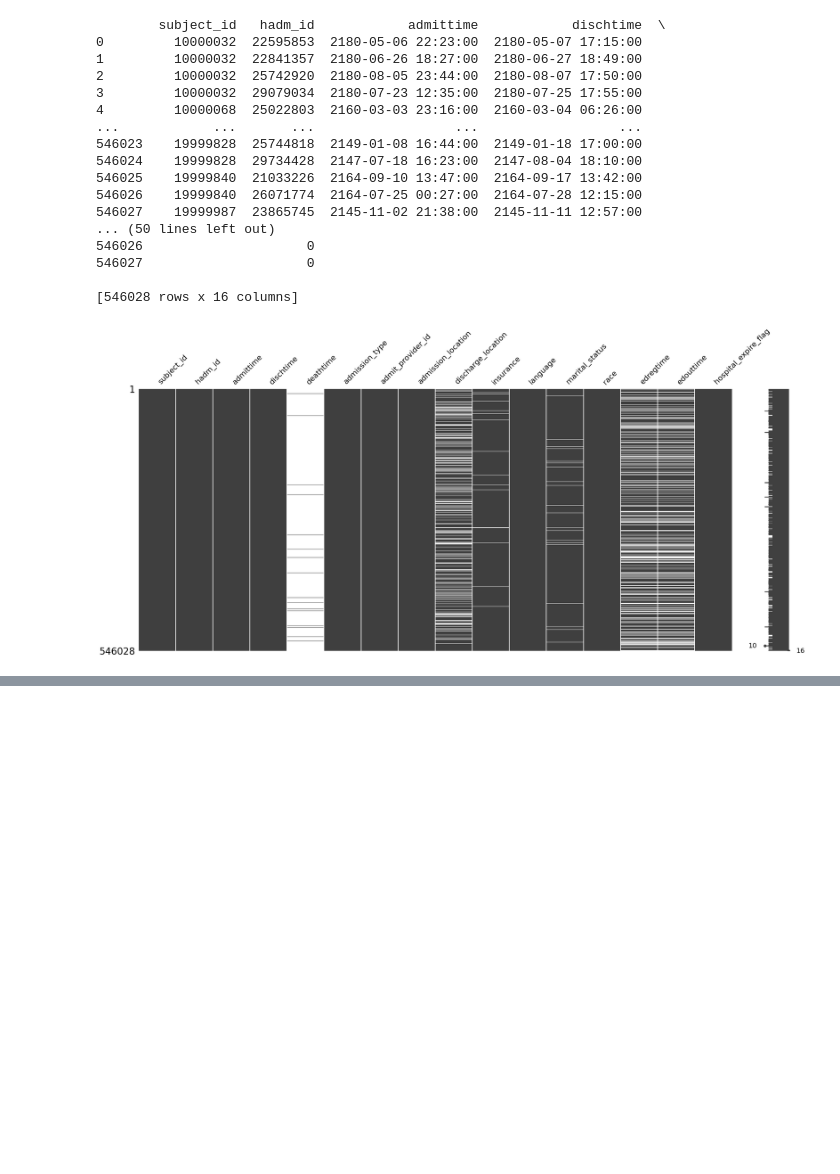
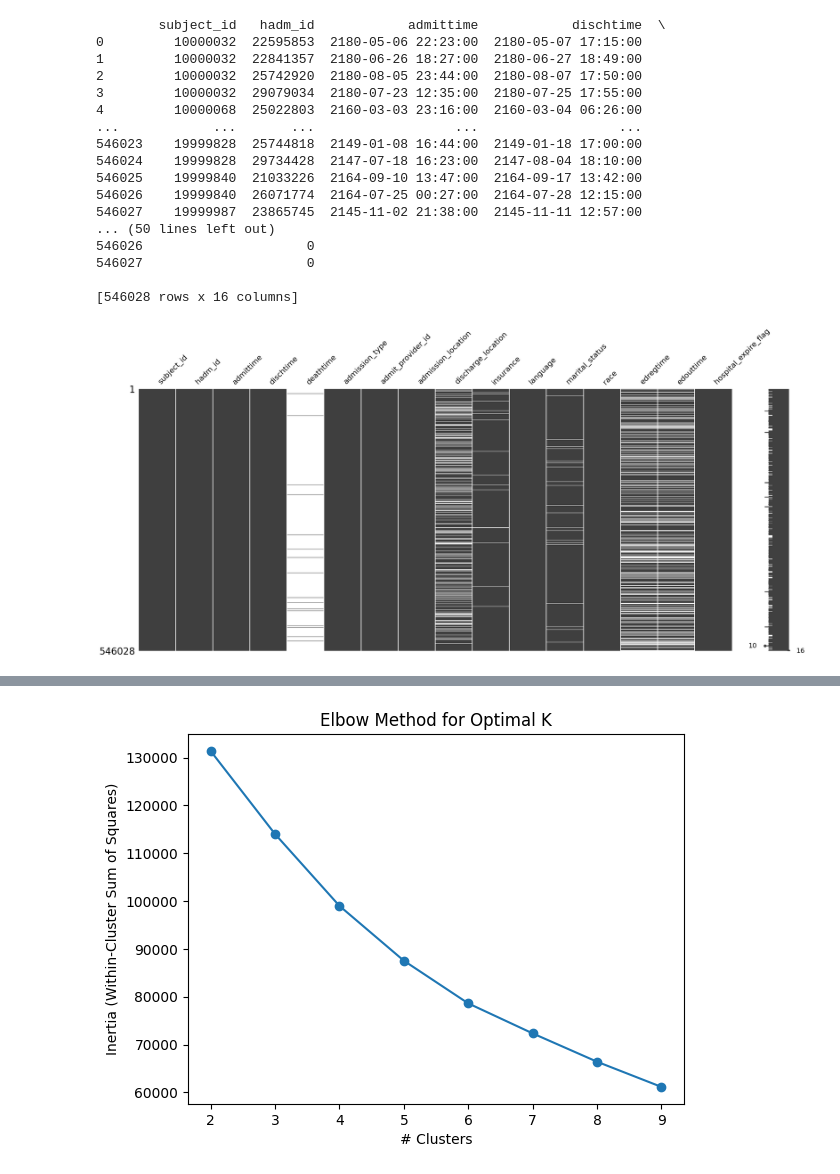
Before and after one commit to neebm/HLTH650_project, a Jupyter notebook: data_reader.ipynb, the cells around one changed output, grey strips where cells are left out. Cells and saved outputs as stored; diff of their text form; code cells hidden in the pictures; blank space fills up the shorter version.

```diff
--- a/data_reader.ipynb
+++ b/data_reader.ipynb
@@ -138,0 +515,87 @@ model = AutoModel.from_pretrained("medicalai/ClinicalBERT")
+# %%
+import pandas as pd
+import numpy as np
+import matplotlib.pyplot as plt
+import seaborn as sns
+from sklearn.cluster import KMeans, AgglomerativeClustering
+from sklearn.preprocessing import StandardScaler
+from sklearn.metrics import silhouette_score
+from scipy.cluster.hierarchy import dendrogram, linkage
+
+#full dataset
+#df  = pd.read_csv('/home/bhux/mikayla/ProjectLLM-hlth/Superutil/hosp/patient_er_summary_with_demographics.csv')
+#sampled dataset
+df  = pd.read_csv('/home/bhux/mikayla/ProjectLLM-hlth/Superutil/hosp/representative_sampled_data.csv')
+
+
+df.dropna(inplace=True)  # drop missing values
+num_cols = df.select_dtypes(include=['float64', 'int64']).columns  # select num cols
+df_scaled = StandardScaler().fit_transform(df[num_cols])  # standardize data
+
+inertia = []
+K_range = range(2, 10)  # checking clusters from 2 to 9, 1 useless 10 too high
+
+for k in K_range:
+    kmeans = KMeans(n_clusters=k, random_state=42, n_init=10)
+    kmeans.fit(df_scaled)
+    inertia.append(kmeans.inertia_)
+
+plt.plot(K_range, inertia, marker='o')
+plt.xlabel("# Clusters")
+plt.ylabel("Inertia (Within-Cluster Sum of Squares)")
+plt.title("Elbow Method for Optimal K")
+plt.show()
+
+#--what is the best k--------------------------------------------------
+def find_best_k(inertia_values, K_range):
+    diffs = np.diff(inertia_values)  # First derivative
+    best_k = K_range[np.argmin(diffs) + 1]  # Find where drop is steepest
+    return best_k
+
+optimal_k = find_best_k(inertia, list(K_range))
+print(f"Optimal K based on the Elbow Method: {optimal_k}")
+
+silhouette_scores = {}
+for k in [2, 5]:
+    kmeans = KMeans(n_clusters=k, random_state=42, n_init=10)
+    labels = kmeans.fit_predict(df_scaled)
+    silhouette_scores[k] = silhouette_score(df_scaled, labels)
+
+# Choose the best K based on silhouette score
+best_k_silhouette = max(silhouette_scores, key=silhouette_scores.get)
+print(f"Best K based on Silhouette Score: {best_k_silhouette}")
+
+# Final chosen K
+final_k = min(optimal_k, best_k_silhouette)  # Pick the safest lower option
+print(f"Final Chosen K: {final_k}")
+
+# Fit K-Means with the chosen K
+# kmeans = KMeans(n_clusters=final_k, random_state=42, n_init=10)
+# df["Cluster"] = kmeans.fit_predict(df_scaled)
+#------------------------------------------------------------------------
+
+#K-Means Clustering
+optimal_k = 2  # choose based on "best k calculated"
+kmeans = KMeans(n_clusters=optimal_k, random_state=42, n_init=10)
+clusters = kmeans.fit_predict(df_scaled)
+
+df["Cluster"] = clusters  # add cluster label
+
+#Silhouette Score for Evaluation
+silhouette_avg = silhouette_score(df_scaled, clusters)
+print(f"Silhouette Score for K={optimal_k}: {silhouette_avg:.2f}")
+
+#Dendrogram for hierarchical clustering
+Z = linkage(df_scaled, method='ward')
+dendrogram(Z, truncate_mode="level", p=5)
+plt.title("Dendrogram for Hierarchical Clustering")
+plt.xlabel("Data Points")
+plt.ylabel("Distance")
+plt.show()
+
+#Attach Dendrogram to a Heatmap
+sns.clustermap(df[num_cols], cmap="coolwarm", method="ward")
+plt.title("Hierarchical Clustering Heatmap")
+plt.show()
+# %% [output]
+[figure, added]
```
Also changed, not shown: parts of 8 cells of this notebook, 1 other file.
